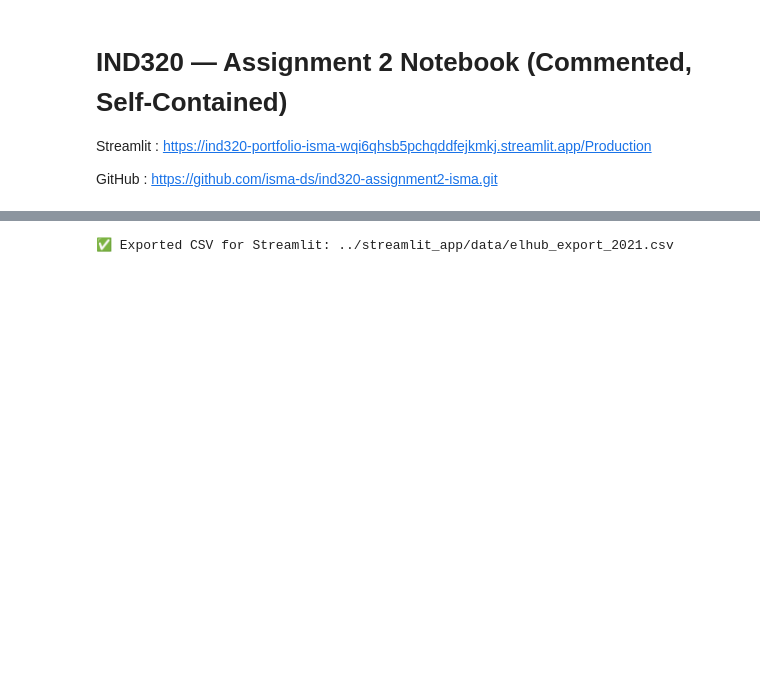
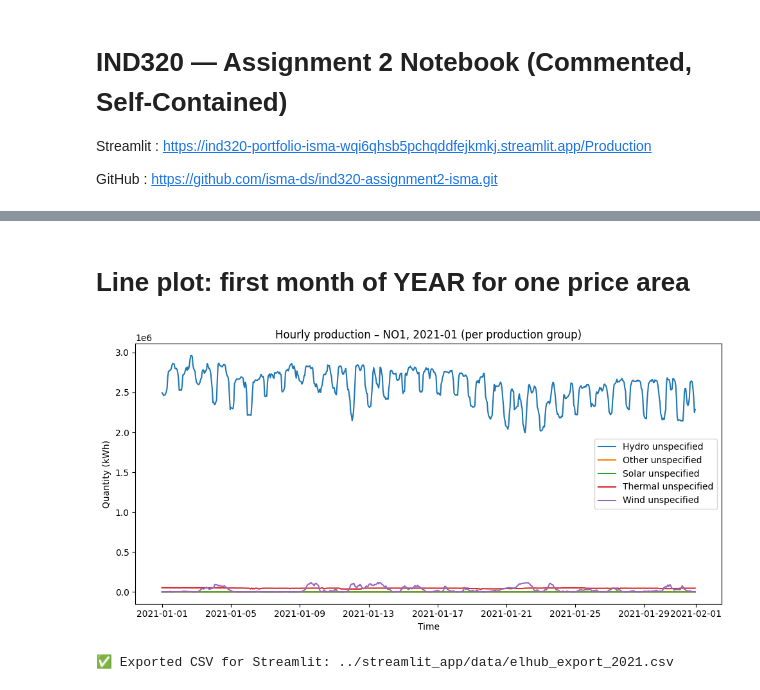
Before and after one commit to isma-ds/ind320-assignment2-isma, a Jupyter notebook: notebooks/IND320_part2.ipynb, the cells around one changed output, grey strips where cells are left out. Saved outputs shown, nothing was run; the diff lists cells and outputs as text; code cells hidden in the pictures; blank space fills up the shorter version.

```diff
--- a/notebooks/IND320_part2.ipynb
+++ b/notebooks/IND320_part2.ipynb
@@ -136,0 +197,8 @@ Reason: ModuleNotFoundError - No module named 'pyspark'
+# %%
+# 🔹 CELL 6 – Ensure subset_pd is clean and has datetime
+
+subset_pd["startTime"] = pd.to_datetime(subset_pd["startTime"], utc=True, errors="coerce")
+subset_pd = subset_pd.dropna(subset=["startTime"])
+
+print(subset_pd.shape)
+subset_pd.head()
@@ -207,3 +279,32 @@ plt.show()
+# %% [markdown]
+# Line plot: first month of YEAR for one price area
+# %%
+# 🔹 CELL 8 – Line plot: first month of YEAR for one price area
+
+month = 1  # January
+
+mask = (
+    (subset_pd["priceArea"] == price_area_choice) &
+    (subset_pd["startTime"].dt.year == YEAR) &
+    (subset_pd["startTime"].dt.month == month)
+)
+
+df_month = subset_pd[mask].copy()
+df_month.sort_values("startTime", inplace=True)
+
+plt.figure(figsize=(10, 5))
+
+for group, sub in df_month.groupby("productionGroup"):
+    plt.plot(sub["startTime"], sub["quantityKwh"], label=group)
+
+plt.xlabel("Time")
+plt.ylabel("Quantity (kWh)")
+plt.title(f"Hourly production – {price_area_choice}, {YEAR}-01 (per production group)")
+plt.legend()
+plt.tight_layout()
+plt.show()
+# %% [output]
+[figure, added]
 # %%
 # --- 5) Export curated data for Streamlit app ---
 # The Streamlit app will read this CSV (priceArea, productionGroup, startTime, quantityKwh).
```
Also changed, not shown: parts of 13 cells of this notebook, 12 other files.
